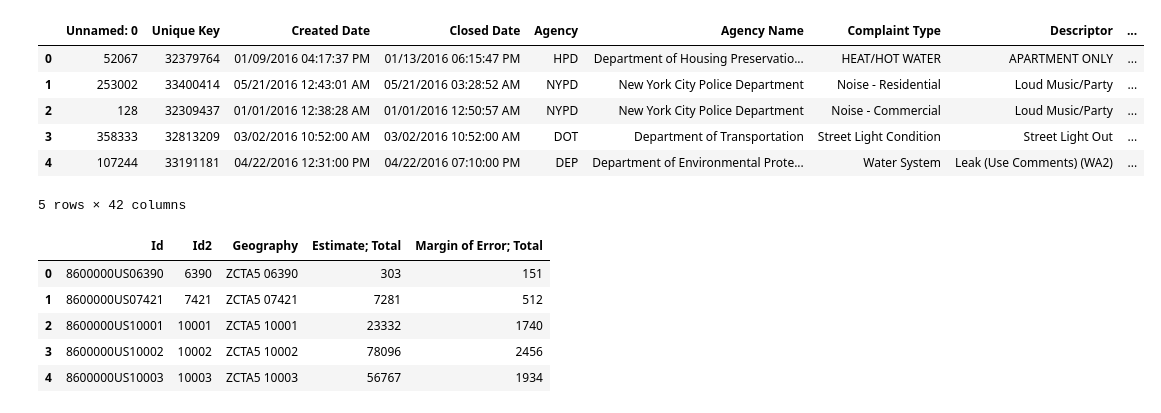
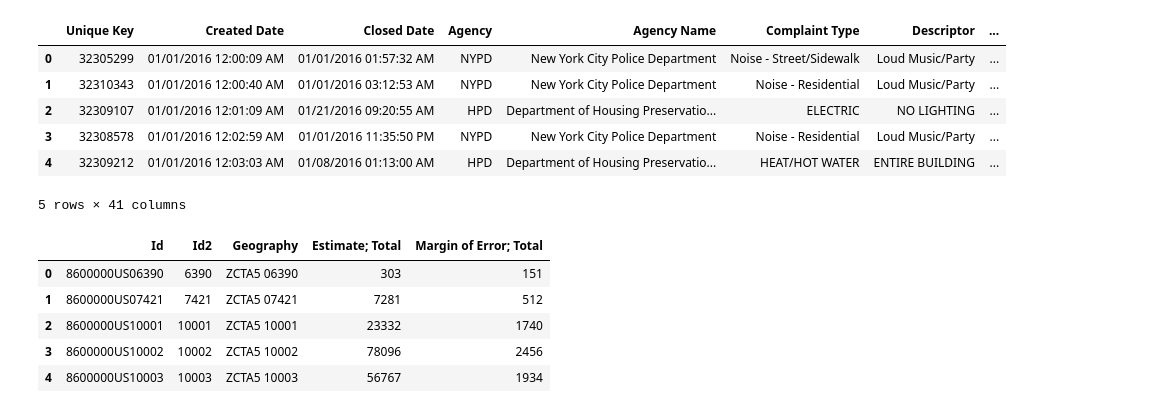
Before and after one commit to kahartman2/Project_NYC_311, a Jupyter notebook: DataFrame Merges.ipynb, the cells around one changed output. Cells and saved outputs as stored; diff of their text form; code cells hidden in the pictures.

```diff
--- a/DataFrame Merges.ipynb
+++ b/DataFrame Merges.ipynb
@@ -4,17 +4,22 @@ import numpy as np
 import seaborn as sns
 import statsmodels.api as sm
 from statsmodels.formula.api import ols
+# %%
+q1_df = pd.read_csv('/Users/kaylahartman/Documents/Project_Two/311q1.csv')
+q2_df = pd.read_csv('/Users/kaylahartman/Documents/Project_Two/311q2.csv')
+q3_df = pd.read_csv('/Users/kaylahartman/Documents/Project_Two/311q3.csv')
+q4_df = pd.read_csv('/Users/kaylahartman/Documents/Project_Two/311q4.csv')
 # %%
-open_data_df = pd.read_csv('subsample.csv')
+open_data_df = pd.concat([q1_df, q2_df, q3_df, q4_df])
 open_data_df.head()
 # %% [output]
-|  | Unnamed: 0 | Unique Key | Created Date | Closed Date | Agency | Agency Name | Complaint Type | Descriptor | ... |
-| 0 | 52067 | 32379764 | 01/09/2016 04:17:37 PM | 01/13/2016 06:15:47 PM | HPD | Department of Housing Preservatio... | HEAT/HOT WATER | APARTMENT ONLY | ... |
-| 1 | 253002 | 33400414 | 05/21/2016 12:43:01 AM | 05/21/2016 03:28:52 AM | NYPD | New York City Police Department | Noise - Residential | Loud Music/Party | ... |
-| 2 | 128 | 32309437 | 01/01/2016 12:38:28 AM | 01/01/2016 12:50:57 AM | NYPD | New York City Police Department | Noise - Commercial | Loud Music/Party | ... |
-| 3 | 358333 | 32813209 | 03/02/2016 10:52:00 AM | 03/02/2016 10:52:00 AM | DOT | Department of Transportation | Street Light Condition | Street Light Out | ... |
-| 4 | 107244 | 33191181 | 04/22/2016 12:31:00 PM | 04/22/2016 07:10:00 PM | DEP | Department of Environmental Prote... | Water System | Leak (Use Comments) (WA2) | ... |
+|  | Unique Key | Created Date | Closed Date | Agency | Agency Name | Complaint Type | Descriptor | ... |
+| 0 | 32305299 | 01/01/2016 12:00:09 AM | 01/01/2016 01:57:32 AM | NYPD | New York City Police Department | Noise - Street/Sidewalk | Loud Music/Party | ... |
+| 1 | 32310343 | 01/01/2016 12:00:40 AM | 01/01/2016 03:12:53 AM | NYPD | New York City Police Department | Noise - Residential | Loud Music/Party | ... |
+| 2 | 32309107 | 01/01/2016 12:01:09 AM | 01/21/2016 09:20:55 AM | HPD | Department of Housing Preservatio... | ELECTRIC | NO LIGHTING | ... |
+| 3 | 32308578 | 01/01/2016 12:02:59 AM | 01/01/2016 11:35:50 PM | NYPD | New York City Police Department | Noise - Residential | Loud Music/Party | ... |
+| 4 | 32309212 | 01/01/2016 12:03:03 AM | 01/08/2016 01:13:00 AM | HPD | Department of Housing Preservatio... | HEAT/HOT WATER | ENTIRE BUILDING | ... |
-5 rows × 42 columns
+5 rows × 41 columns
 # %%
 pop_df = pd.read_csv('ACS_16_Pop.csv', header=[1])
 income_df = pd.read_csv('ACS_16_Income.csv', header=[1])
```
Also changed, not shown: parts of 30 cells of this notebook, 2 other files.
